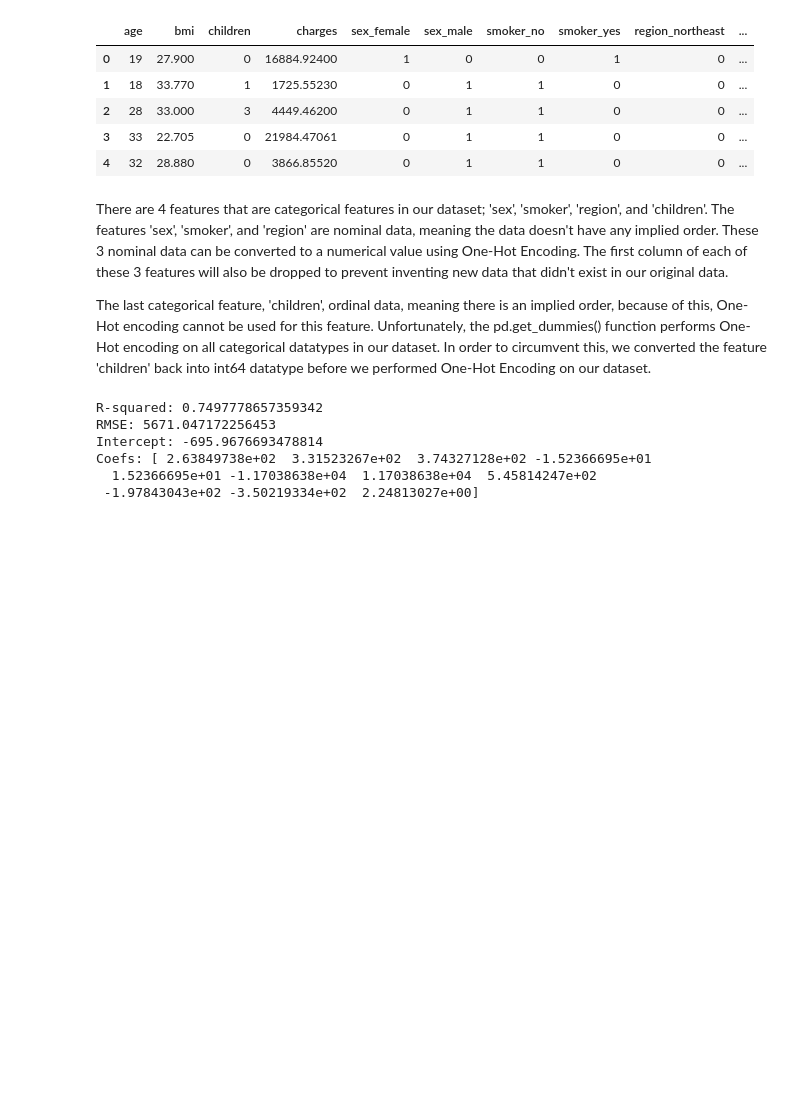
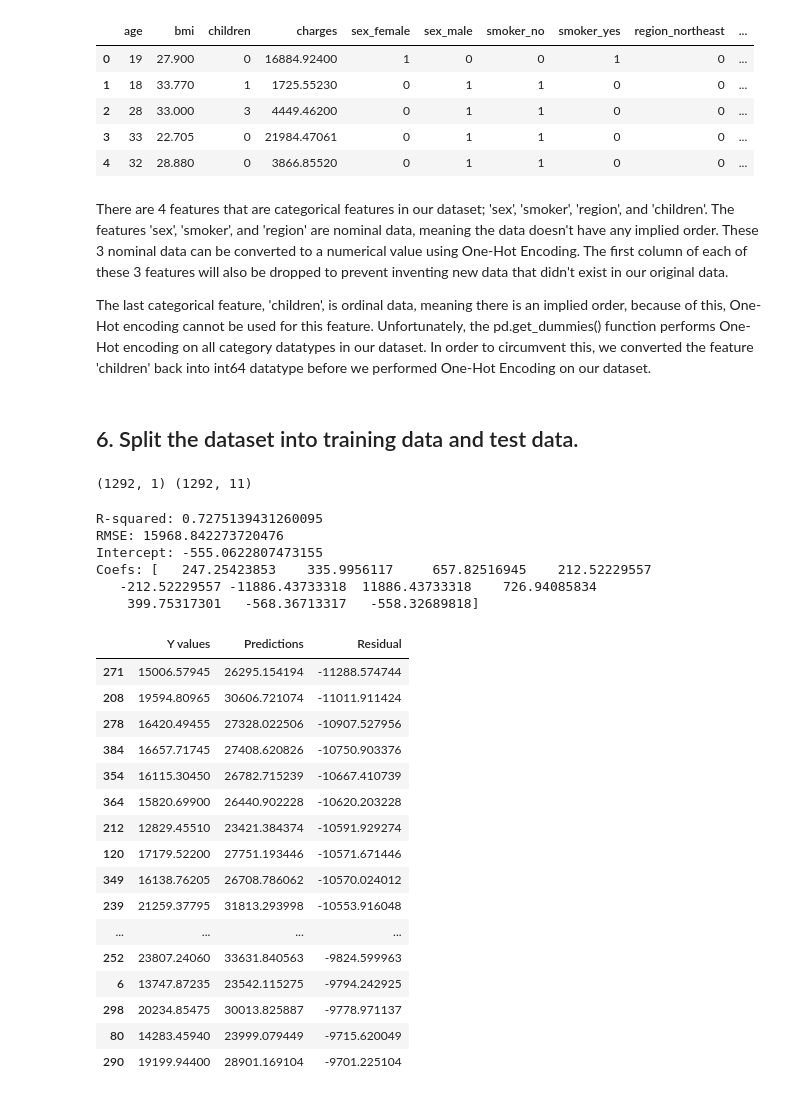
Before and after one commit to guochuanyong/Data-Analytics-Insurance-Cost-Project, a Jupyter notebook: DATA_3450_Project.ipynb, the cells around one changed output. Drawn from its saved outputs; the diff is of its cells as text; code cells hidden in the pictures; blank space fills up the shorter version.

```diff
--- a/DATA_3450_Project.ipynb
+++ b/DATA_3450_Project.ipynb
@@ -213,18 +218,21 @@ df.head()
 # %% [markdown]
 There are 4 features that are categorical features in our dataset; 'sex', 'smoker', 'region', and 'children'. The features 'sex', 'smoker', and 'region' are nominal data, meaning the data doesn't have any implied order. These 3 nominal data can be converted to a numerical value using One-Hot Encoding. The first column of each of these 3 features will also be dropped to prevent inventing new data that didn't exist in our original data.
 
-The last categorical feature, 'children', ordinal data, meaning there is an implied order, because of this, One-Hot encoding cannot be used for this feature. Unfortunately, the pd.get_dummies() function performs One-Hot encoding on all categorical datatypes in our dataset. In order to circumvent this, we converted the feature 'children' back into int64 datatype before we performed One-Hot Encoding on our dataset.
+The last categorical feature, 'children', is ordinal data, meaning there is an implied order, because of this, One-Hot encoding cannot be used for this feature. Unfortunately, the pd.get_dummies() function performs One-Hot encoding on all category datatypes in our dataset. In order to circumvent this, we converted the feature 'children' back into int64 datatype before we performed One-Hot Encoding on our dataset.
+# %% [markdown]
+## 6. Split the dataset into training data and test data.
+# %%
+#Seperate dependent variable(target feature) and explanatory variables(predictive features) into 2 arrays
+y = np.array(df["charges"]).reshape(-1,1)
+dfx = df.drop(columns=["charges"])
+x = np.array(dfx)
+print(y.shape, x.shape)
+
+#Split and train
+xTrain, xTest, yTrain, yTest = train_test_split(x,y,test_size=.3)
+# %% [output]
+(1292, 1) (1292, 11)
 # %%
-y = np.array(df["charges"]).reshape(-1,1)
-y.shape
-df_ = df.drop(columns=["charges"])
-df_.head()
-x = np.array(df_)
-x.shape
-
-#Split and train
-xTrain, xTest, yTrain, yTest = train_test_split(x,y,test_size=.3)
-
 #Generate model
 model = LinearRegression().fit(xTrain,yTrain)
 
@@ -232,16 +240,41 @@ model = LinearRegression().fit(xTrain,yTrain)
 r_sq = model.score(xTest, yTest)
 print('R-squared:', r_sq)
 
-tmp = model.predict(xTest)
+ypred = model.predict(xTest)
 print('RMSE:', mean_squared_error(tmp, yTest, squared=False))
 
 #Get Y-intercept and Coefficients
 print('Intercept:', model.intercept_[0])
 print('Coefs:', model.coef_[0])
 # %% [output]
-R-squared: 0.7497778657359342
-RMSE: 5671.047172256453
-Intercept: -695.9676693478814
-Coefs: [ 2.63849738e+02  3.31523267e+02  3.74327128e+02 -1.52366695e+01
-  1.52366695e+01 -1.17038638e+04  1.17038638e+04  5.45814247e+02
- -1.97843043e+02 -3.50219334e+02  2.24813027e+00]
+R-squared: 0.7275139431260095
+RMSE: 15968.842273720476
+Intercept: -555.0622807473155
+Coefs: [   247.25423853    335.9956117     657.82516945    212.52229557
+   -212.52229557 -11886.43733318  11886.43733318    726.94085834
+    399.75317301   -568.36713317   -558.32689818]
+# %%
+#Get Residuals and picture them in a DF for easy reading.
+tmp1 = pd.DataFrame(yTest, columns={"Y values"})
+tmp2 = pd.DataFrame(ypred, columns={"Predictions"})
+tmp3 = pd.DataFrame((yTest-ypred), columns={"Residual"})
+resFrame = pd.concat([tmp1,tmp2,tmp3], axis=1)
+resFrame.sort_values("Residual").head(20)
+# %% [output]
+|  | Y values | Predictions | Residual |
+| 271 | 15006.57945 | 26295.154194 | -11288.574744 |
+| 208 | 19594.80965 | 30606.721074 | -11011.911424 |
+| 278 | 16420.49455 | 27328.022506 | -10907.527956 |
+| 384 | 16657.71745 | 27408.620826 | -10750.903376 |
+| 354 | 16115.30450 | 26782.715239 | -10667.410739 |
+| 364 | 15820.69900 | 26440.902228 | -10620.203228 |
+| 212 | 12829.45510 | 23421.384374 | -10591.929274 |
+| 120 | 17179.52200 | 27751.193446 | -10571.671446 |
+| 349 | 16138.76205 | 26708.786062 | -10570.024012 |
+| 239 | 21259.37795 | 31813.293998 | -10553.916048 |
+| ... | ... | ... | ... |
+| 252 | 23807.24060 | 33631.840563 | -9824.599963 |
+| 6 | 13747.87235 | 23542.115275 | -9794.242925 |
+| 298 | 20234.85475 | 30013.825887 | -9778.971137 |
+| 80 | 14283.45940 | 23999.079449 | -9715.620049 |
+| 290 | 19199.94400 | 28901.169104 | -9701.225104 |
```
Also changed, not shown: parts of 2 cells of this notebook.
